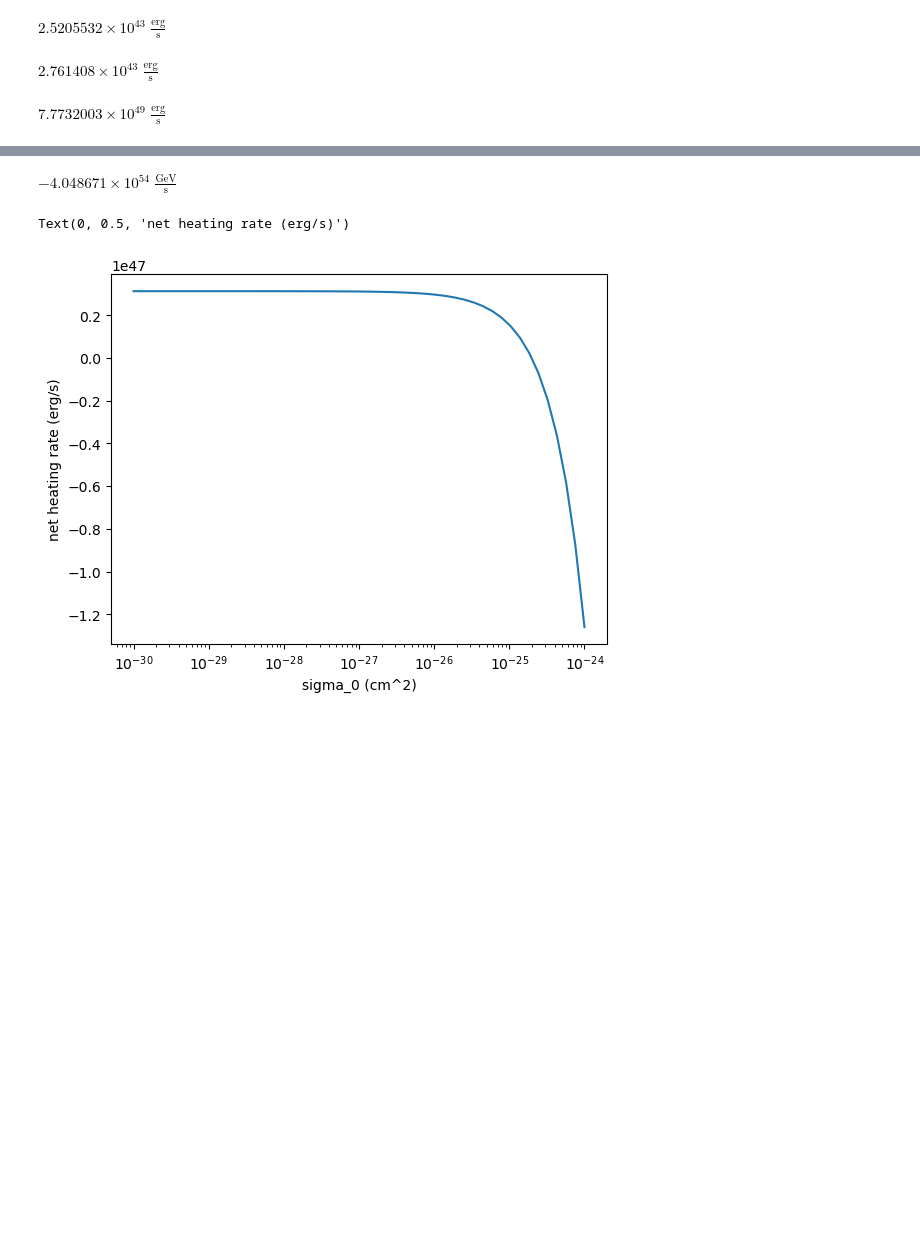
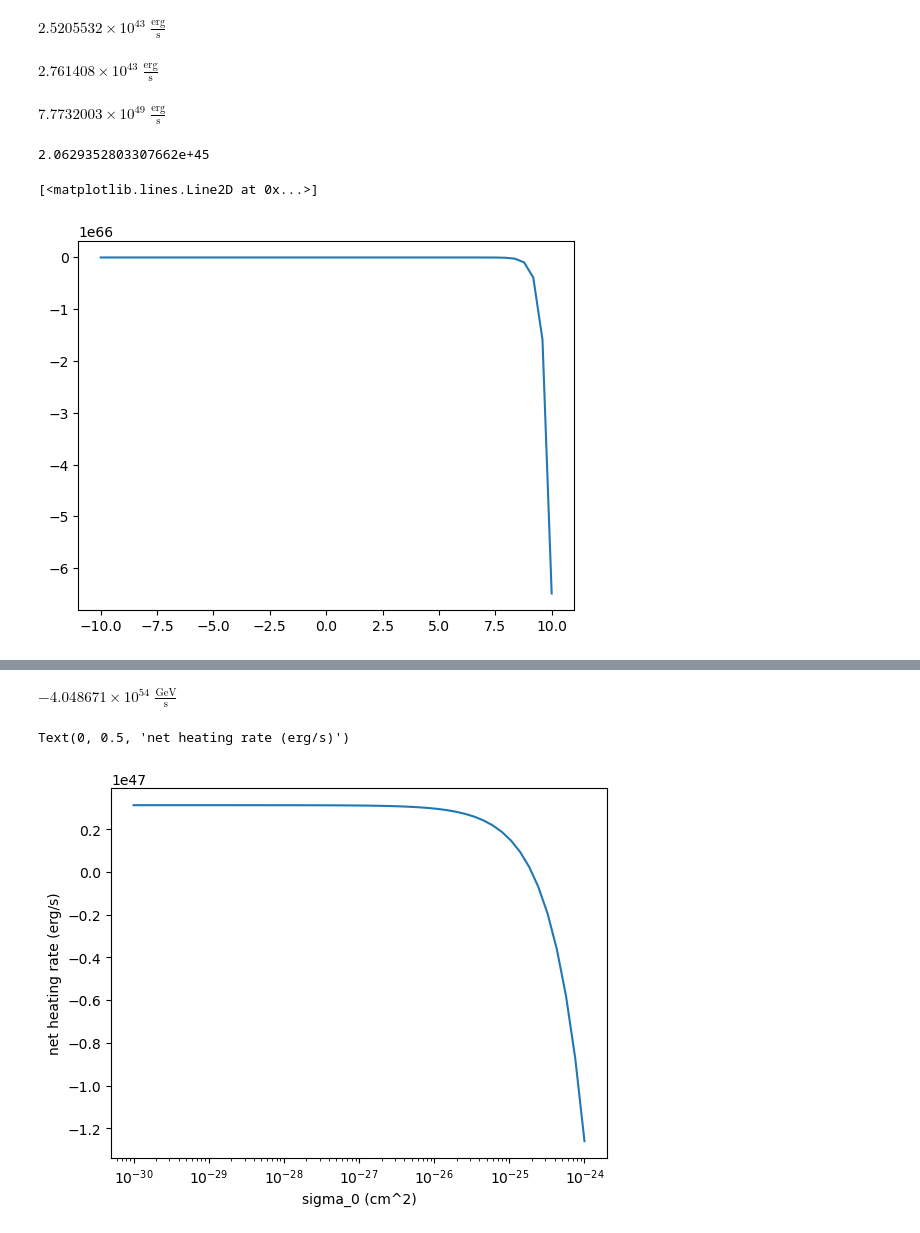
Before and after one commit to eleanorstuart/thermo-idm, a Jupyter notebook: equilibrium_conditions_experimentation.ipynb, the cells around one changed output, grey strips where cells are left out. Saved outputs shown, nothing was run; the diff lists cells and outputs as text; code cells hidden in the pictures; blank space fills up the shorter version.

```diff
--- a/equilibrium_conditions_experimentation.ipynb
+++ b/equilibrium_conditions_experimentation.ipynb
@@ -78,0 +88,10 @@ def equil(T_b, cluster, s0):
+# %%
+#np.log10(cls.baryon_temp.value)
+equil(-6, cls, -25)
+# %% [output]
+2.0629352803307662e+45
+# %%
+plt.plot(log_Tbs, equil(log_Tbs, cls, -25))
+# %% [output]
+[<matplotlib.lines.Line2D at 0x...>]
+[figure, added]
```
Also changed, not shown: parts of 23 cells of this notebook, 4 other files.
